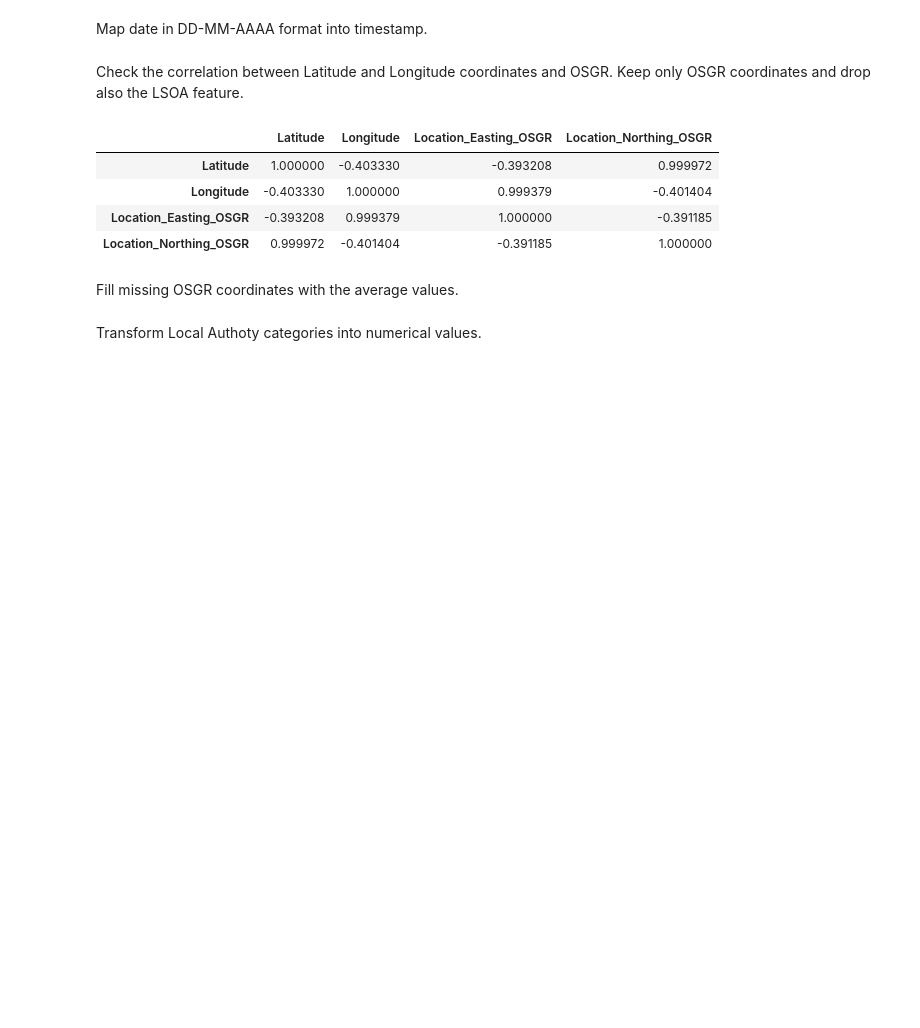
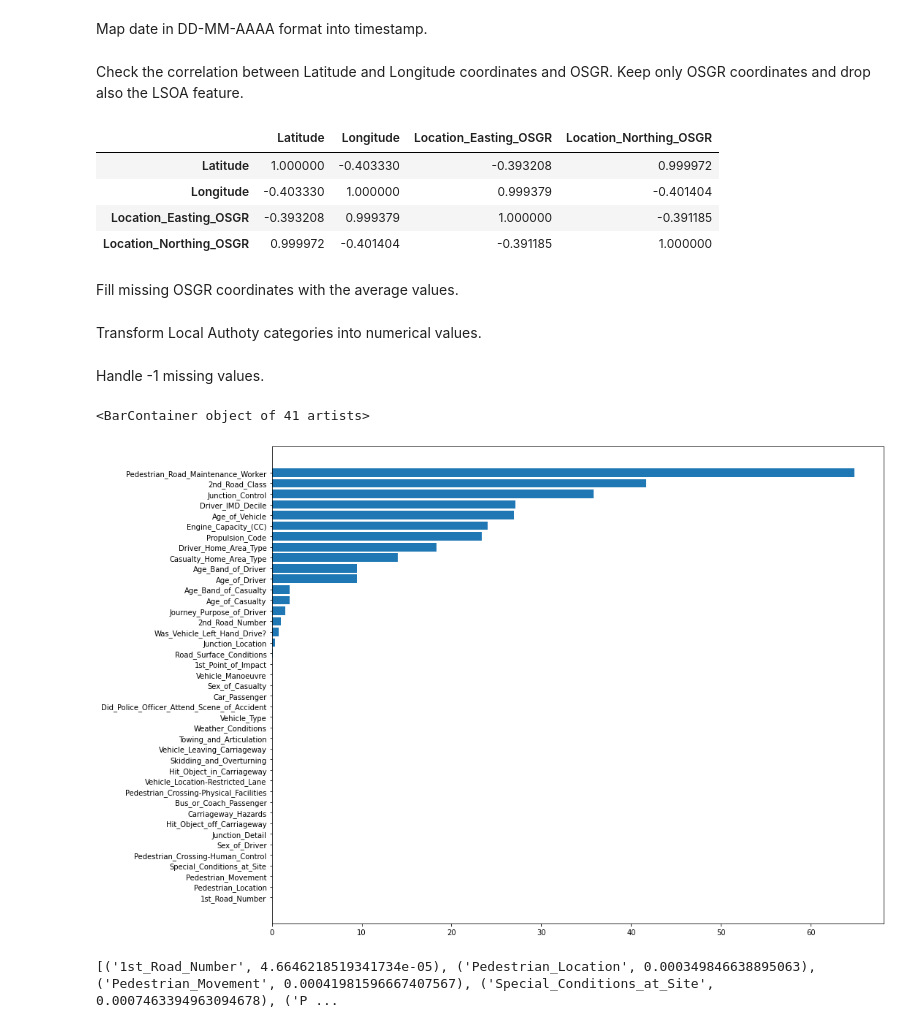
Before and after one commit to alejack9/Accident-Severity-Prediction-Map-Reduce, a Jupyter notebook: external/preprocessing.ipynb, the cells around one changed output. Saved outputs shown, nothing was run; the diff lists cells and outputs as text; code cells hidden in the pictures; blank space fills up the shorter version.

Commit message:
add missing values steps

```diff
--- a/external/preprocessing.ipynb
+++ b/external/preprocessing.ipynb
@@ -102,3 +103,5 @@ df['Location_Northing_OSGR'] = df['Location_Northing_OSGR'].fillna(df['Location_
 Transform Local Authoty categories into numerical values.
 # %%
 df['Local_Authority_(Highway)'] = pd.factorize(df['Local_Authority_(Highway)'])[0]
+# %% [markdown]
+Handle -1 missing values.
@@ -104,0 +112,19 @@ df['Local_Authority_(Highway)'] = pd.factorize(df['Local_Authority_(Highway)'])[
+# %%
+p = []
+
+for col in df.columns:
+    v_c = df[col].value_counts(normalize=True).get(-1.0, 0)
+    if v_c != 0:
+        p.append((col, v_c * 100))
+
+p.sort(key= lambda el: el[1])
+
+fig = plt.figure(figsize=(15, 12))
+plt.barh([el[0] for el in p], [el[1] for el in p])
+# %% [output]
+<BarContainer object of 41 artists>
+[figure, added]
+# %%
+print(p)
+# %% [output]
+[('1st_Road_Number', 4.6646218519341734e-05), ('Pedestrian_Location', 0.000349846638895063), ('Pedestrian_Movement', 0.00041981596667407567), ('Special_Conditions_at_Site', 0.0007463394963094678), ('P ...
```
Also changed, not shown: parts of 26 cells of this notebook.
